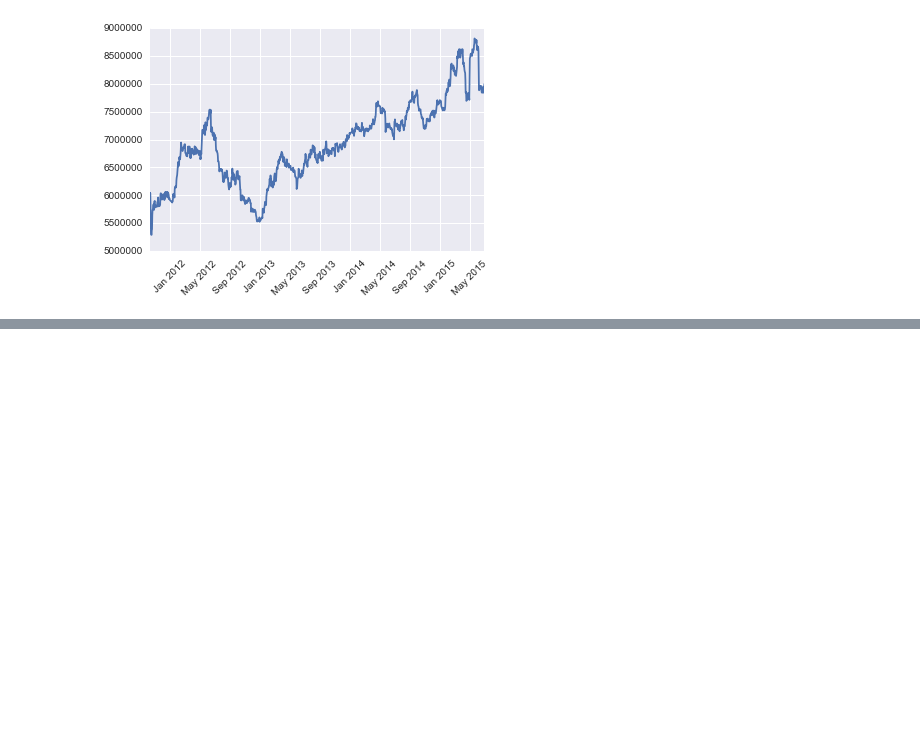
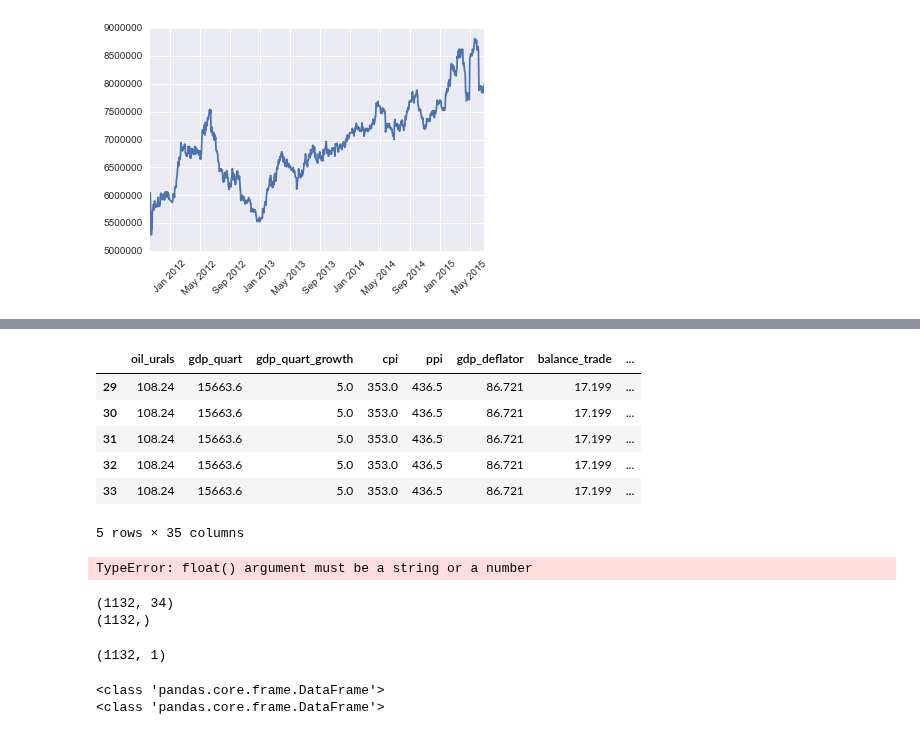
Before and after one commit to nycdatasci/bootcamp009_project, a Jupyter notebook: Project3-MachineLearning/jackenyeart_rachelkogan_clairevignonkeser/macro.ipynb, the cells around one changed output, grey strips where cells are left out. Cells and saved outputs as stored; diff of their text form; code cells hidden in the pictures; blank space fills up the shorter version.

Commit message:
trying to model macro data

```diff
--- a/Project3-MachineLearning/jackenyeart_rachelkogan_clairevignonkeser/macro.ipynb
+++ b/Project3-MachineLearning/jackenyeart_rachelkogan_clairevignonkeser/macro.ipynb
@@ -99,3 +99,6 @@ ax = plt.gca()
 plt.show()
 # %% [output]
 [figure]
+# %%
+train_price_by_date_rolling.reset_index(inplace=True)
+train_price_by_date_rolling
@@ -101,0 +124,45 @@ plt.show()
+# %%
+#merge macro data set with 30 day rolling price data
+macro_merged = macro.merge(train_price_by_date_rolling, how='inner', on='date')
+macro_merged = macro_merged.iloc[29:,:]
+macro_merged.drop(['year', 'month', 'day', 'timestamp'], axis=1, inplace=True)
+macro_merged.head()
+# %% [output]
+|  | oil_urals | gdp_quart | gdp_quart_growth | cpi | ppi | gdp_deflator | balance_trade | ... |
+| 29 | 108.24 | 15663.6 | 5.0 | 353.0 | 436.5 | 86.721 | 17.199 | ... |
+| 30 | 108.24 | 15663.6 | 5.0 | 353.0 | 436.5 | 86.721 | 17.199 | ... |
+| 31 | 108.24 | 15663.6 | 5.0 | 353.0 | 436.5 | 86.721 | 17.199 | ... |
+| 32 | 108.24 | 15663.6 | 5.0 | 353.0 | 436.5 | 86.721 | 17.199 | ... |
+| 33 | 108.24 | 15663.6 | 5.0 | 353.0 | 436.5 | 86.721 | 17.199 | ... |
+5 rows × 35 columns
+# %%
+#Import Library
+from sklearn.ensemble import RandomForestRegressor
+#Assumed you have, X (predictor) and Y (target) for training data set and x_test(predictor) of test_dataset
+# Create Random Forest object
+model= RandomForestRegressor()
+X_train = macro_merged.drop(['price_doc'], axis=1)
+y_train = macro_merged['price_doc']
+
+
+dir(model)
+# Train the model using the training sets and check score
+model.fit(X_train, y_train.reshape([-1, 1]))
+#Predict Output
+#predicted = model.predict(x_test)
+# %% [output]
+TypeError: float() argument must be a string or a number
+# %%
+print X_train.shape
+print y_train.shape
+y_train.reshape([-1, 1]).shape
+# %% [output]
+(1132, 34)
+(1132,)
+(1132, 1)
+# %%
+print type(X_train)
+print type(y_train.reshape([-1, 1])))
+# %% [output]
+<class 'pandas.core.frame.DataFrame'>
+<class 'pandas.core.frame.DataFrame'>
```
Also changed, not shown: parts of 2 cells of this notebook.
